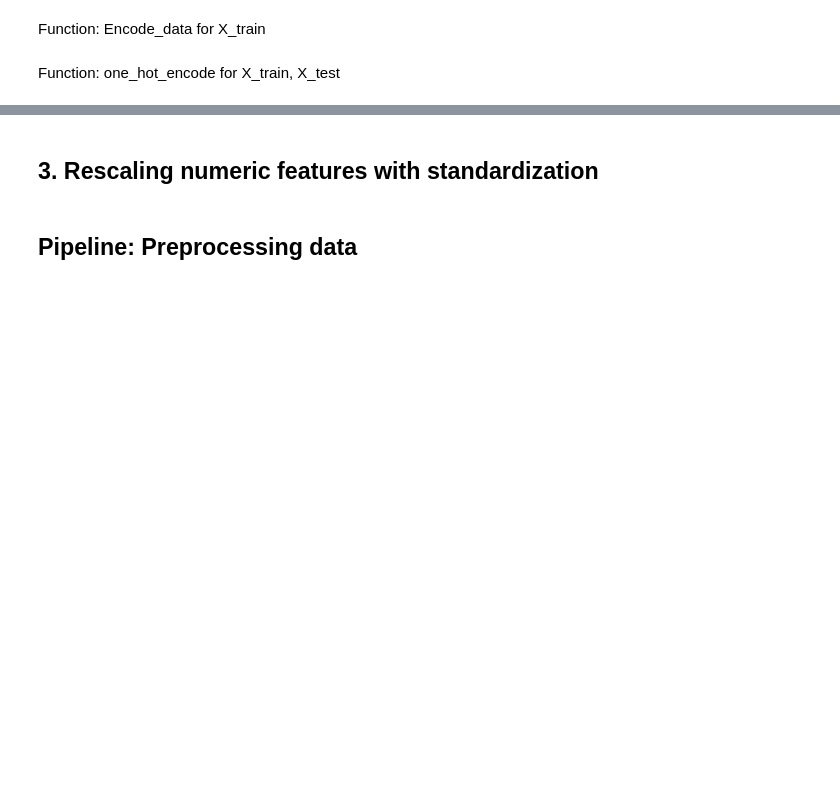
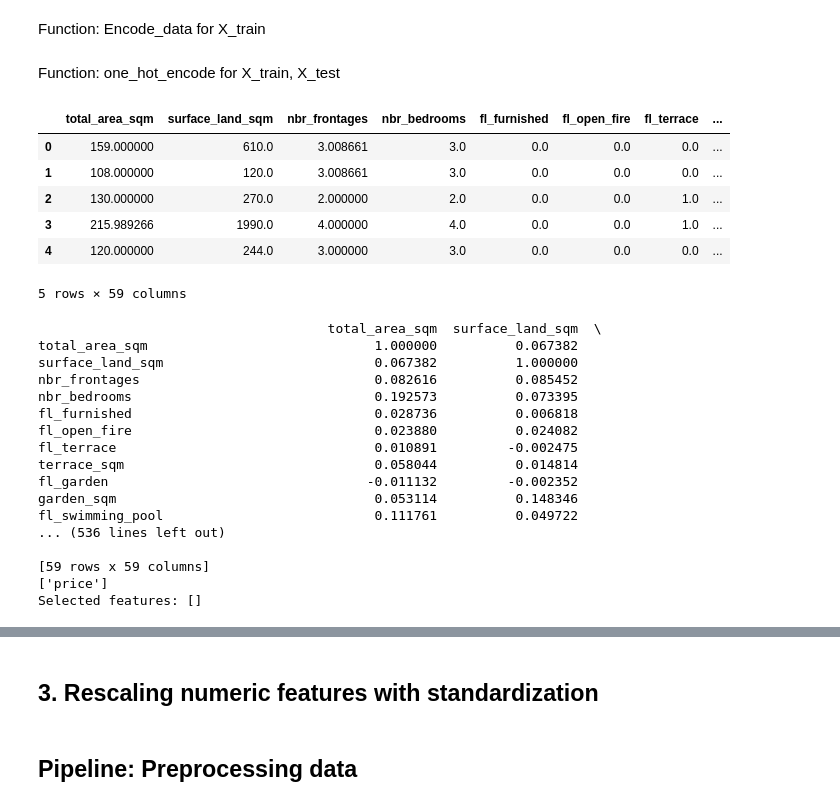
Before and after one commit to fabienne088/immo-eliza-ml, a Jupyter notebook: models/RandomForestReg.ipynb, the cells around one changed output, grey strips where cells are left out. Cells and saved outputs as stored; diff of their text form; code cells hidden in the pictures; blank space fills up the shorter version.

```diff
--- a/models/RandomForestReg.ipynb
+++ b/models/RandomForestReg.ipynb
@@ -287,3 +287,70 @@ print(X_train_ohe.columns.tolist())
 print("\nTesting set after encoding:")
 display(X_test_ohe.head())
 print(X_test_ohe.columns.tolist())
+# %%
+def select_correlated_features(df_features, df_target, target_variable, threshold=0.3):
+    """
+    Selects features from the DataFrame that have at least some correlation with the target variable.
+
+    Parameters:
+    -----------
+    df_features : pandas DataFrame
+        Input DataFrame containing features.
+    df_target : pandas DataFrame
+        DataFrame containing the target variable.
+    target_variable : str
+        Name of the target variable column in df_target.
+    threshold : float, optional (default=0.3)
+        Minimum absolute correlation coefficient to consider a feature correlated with the target.
+
+    Returns:
+    --------
+    list
+        List of selected features with correlation coefficients above the threshold.
+    """
+    # Concatenate features and target variable into one DataFrame
+    df = pd.concat([df_features, df_target[target_variable]], axis=1)
+    display(df.head())
+    # Calculate the correlation matrix
+    correlation_matrix = df.corr()
+    print(correlation_matrix.T)
+
+    # Select features with correlation coefficients above the threshold
+    correlated_features = correlation_matrix[abs(correlation_matrix[target_variable]) > threshold][target_variable].index.tolist()
+    print(correlated_features)
+    # Remove the target variable from the list of selected features
+    correlated_features.remove(target_variable)
+
+    return correlated_features
+
+# Example usage:
+# Assuming df_features is your DataFrame containing features,
+# df_target is the DataFrame containing the target variable,
+# and 'target_variable_name' is the name of the target variable column in df_target
+selected_features = select_correlated_features(X_train_ohe, df_house, 'price')
+print("Selected features:", selected_features)
+# %% [output]
+|  | total_area_sqm | surface_land_sqm | nbr_frontages | nbr_bedrooms | fl_furnished | fl_open_fire | fl_terrace | ... |
+| 0 | 159.000000 | 610.0 | 3.008661 | 3.0 | 0.0 | 0.0 | 0.0 | ... |
+| 1 | 108.000000 | 120.0 | 3.008661 | 3.0 | 0.0 | 0.0 | 0.0 | ... |
+| 2 | 130.000000 | 270.0 | 2.000000 | 2.0 | 0.0 | 0.0 | 1.0 | ... |
+| 3 | 215.989266 | 1990.0 | 4.000000 | 4.0 | 0.0 | 0.0 | 1.0 | ... |
+| 4 | 120.000000 | 244.0 | 3.000000 | 3.0 | 0.0 | 0.0 | 0.0 | ... |
+5 rows × 59 columns
+                                     total_area_sqm  surface_land_sqm  \
+total_area_sqm                             1.000000          0.067382
+surface_land_sqm                           0.067382          1.000000
+nbr_frontages                              0.082616          0.085452
+nbr_bedrooms                               0.192573          0.073395
+fl_furnished                               0.028736          0.006818
+fl_open_fire                               0.023880          0.024082
+fl_terrace                                 0.010891         -0.002475
+terrace_sqm                                0.058044          0.014814
+fl_garden                                 -0.011132         -0.002352
+garden_sqm                                 0.053114          0.148346
+fl_swimming_pool                           0.111761          0.049722
+... (536 lines left out)
+
+[59 rows x 59 columns]
+['price']
+Selected features: []
```
Also changed, not shown: parts of 3 cells of this notebook, 3 other files.
